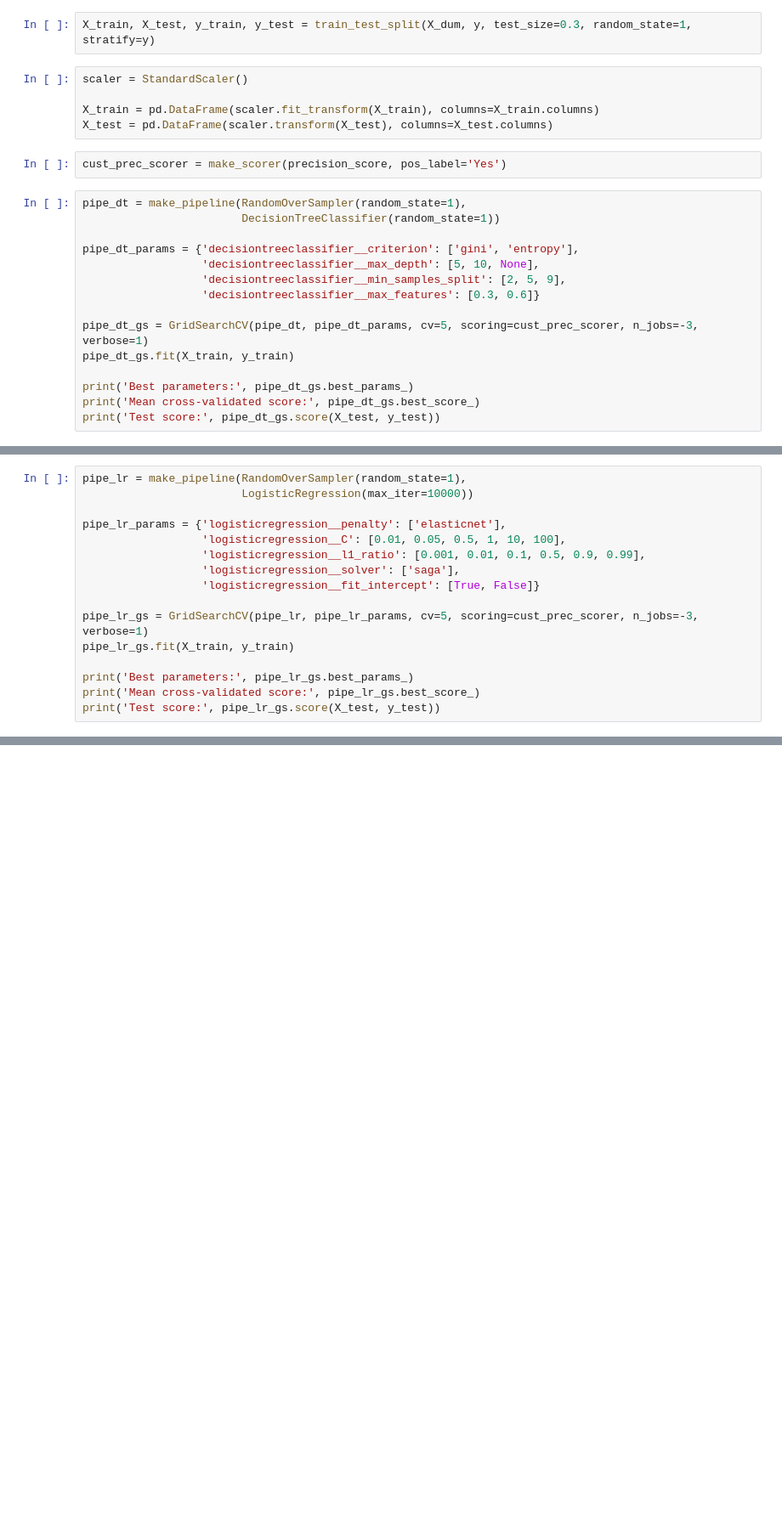
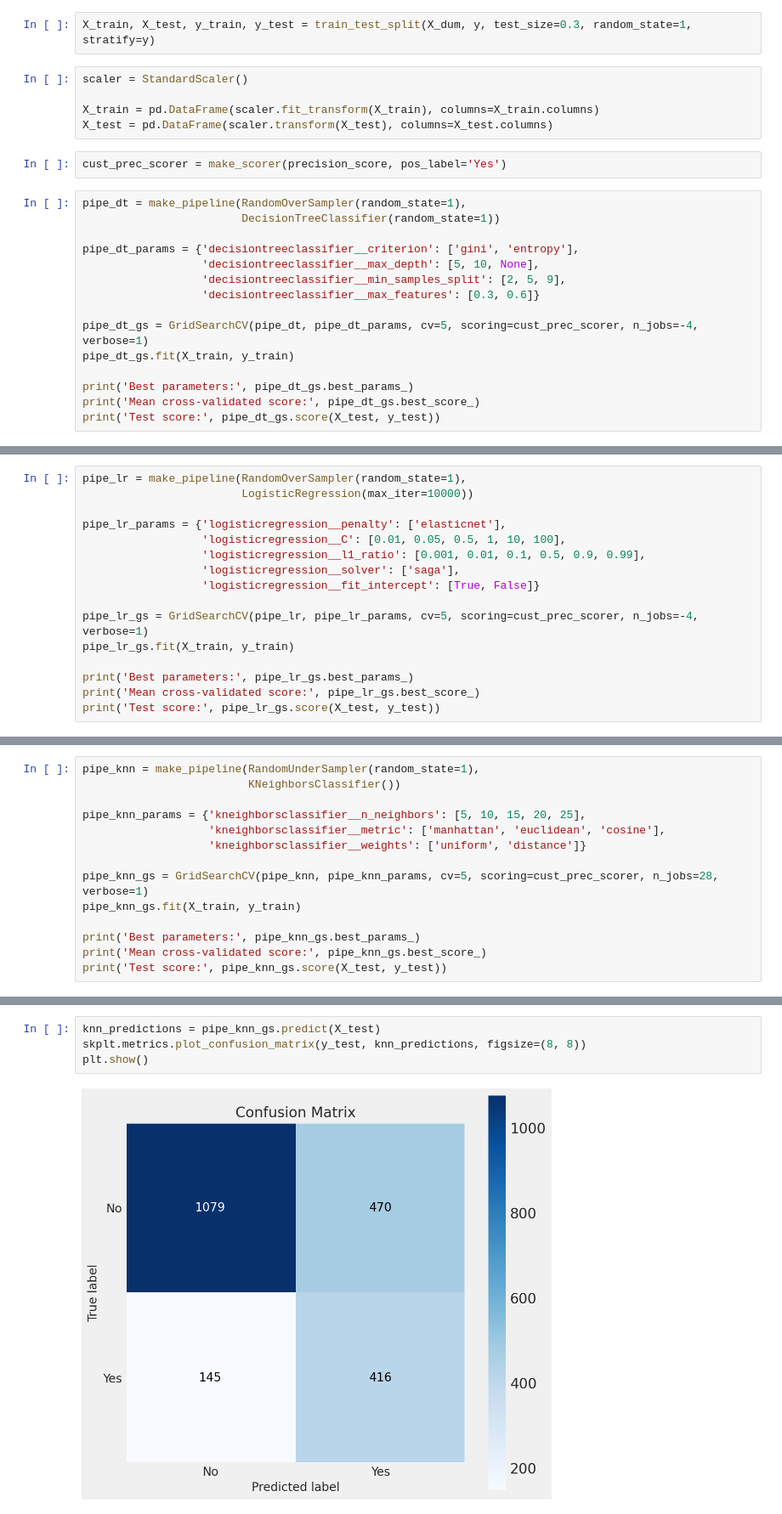
Before and after one commit to esbatiehsan/customer-churn, a Jupyter notebook: churn-predictor.ipynb, the cells around one changed output, grey strips where cells are left out. Shown: that part at 85% size. Saved outputs shown, nothing was run; the diff lists cells and outputs as text; blank space fills up the shorter version.

```diff
--- a/churn-predictor.ipynb
+++ b/churn-predictor.ipynb
@@ -76,7 +85,7 @@ pipe_dt_params = {'decisiontreeclassifier__criterion': ['gini', 'entropy'],
                   'decisiontreeclassifier__min_samples_split': [2, 5, 9],
                   'decisiontreeclassifier__max_features': [0.3, 0.6]}
 
-pipe_dt_gs = GridSearchCV(pipe_dt, pipe_dt_params, cv=5, scoring=cust_prec_scorer, n_jobs=-3, verbose=1)
+pipe_dt_gs = GridSearchCV(pipe_dt, pipe_dt_params, cv=5, scoring=cust_prec_scorer, n_jobs=-4, verbose=1)
 pipe_dt_gs.fit(X_train, y_train)
 
 print('Best parameters:', pipe_dt_gs.best_params_)
@@ -96,7 +112,7 @@ pipe_lr_params = {'logisticregression__penalty': ['elasticnet'],
                   'logisticregression__solver': ['saga'],
                   'logisticregression__fit_intercept': [True, False]}
 
-pipe_lr_gs = GridSearchCV(pipe_lr, pipe_lr_params, cv=5, scoring=cust_prec_scorer, n_jobs=-3, verbose=1)
+pipe_lr_gs = GridSearchCV(pipe_lr, pipe_lr_params, cv=5, scoring=cust_prec_scorer, n_jobs=-4, verbose=1)
 pipe_lr_gs.fit(X_train, y_train)
 
 print('Best parameters:', pipe_lr_gs.best_params_)
@@ -108,0 +132,14 @@ plt.show()
+# %%
+pipe_knn = make_pipeline(RandomUnderSampler(random_state=1),
+                         KNeighborsClassifier())
+
+pipe_knn_params = {'kneighborsclassifier__n_neighbors': [5, 10, 15, 20, 25],
+                   'kneighborsclassifier__metric': ['manhattan', 'euclidean', 'cosine'],
+                   'kneighborsclassifier__weights': ['uniform', 'distance']}
+
+pipe_knn_gs = GridSearchCV(pipe_knn, pipe_knn_params, cv=5, scoring=cust_prec_scorer, n_jobs=28, verbose=1)
+pipe_knn_gs.fit(X_train, y_train)
+
+print('Best parameters:', pipe_knn_gs.best_params_)
+print('Mean cross-validated score:', pipe_knn_gs.best_score_)
+print('Test score:', pipe_knn_gs.score(X_test, y_test))
@@ -109,3 +151,9 @@ plt.show()
+# %%
+knn_predictions = pipe_knn_gs.predict(X_test)
+skplt.metrics.plot_confusion_matrix(y_test, knn_predictions, figsize=(8, 8))
+plt.show()
+# %% [output]
+[figure, added]
 # %%
 pipe_rf = make_pipeline(RandomUnderSampler(random_state=1),
                         RandomForestClassifier(random_state=1))
```
Also changed, not shown: parts of 12 cells of this notebook.
